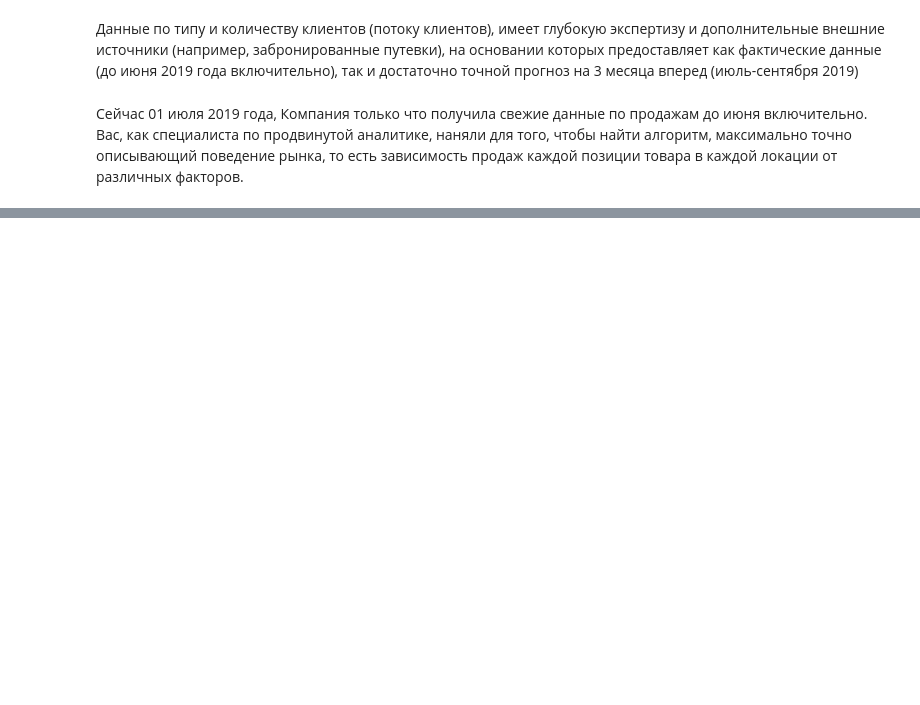
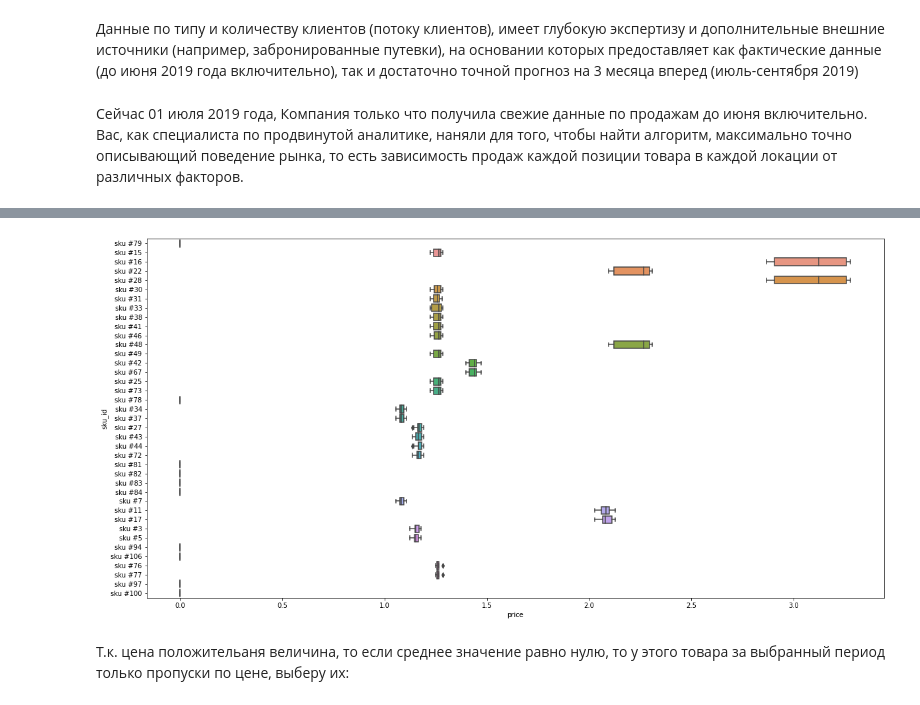
Before and after one commit to D7nis/SalesCompany_AT, a Jupyter notebook: SalesCompany_AT.ipynb, the cells around one changed output, grey strips where cells are left out. Saved outputs shown, nothing was run; the diff lists cells and outputs as text; code cells hidden in the pictures; blank space fills up the shorter version.

```diff
--- a/SalesCompany_AT.ipynb
+++ b/SalesCompany_AT.ipynb
@@ -34,0 +208,8 @@ import pandas as pd
+# %%
+fsize = (20, 10)
+fig, ax = plt.subplots(figsize=fsize)
+sns.boxplot(data=df_s[(df_s['year']==2017)], y='sku_id', x='price');
+# %% [output]
+[figure, added]
+# %% [markdown]
+Т.к. цена положительаня величина, то если среднее значение равно нулю, то у этого товара за выбранный период только пропуски по цене, выберу их:
```
Also changed, not shown: parts of 76 cells of this notebook, 1 other file.
